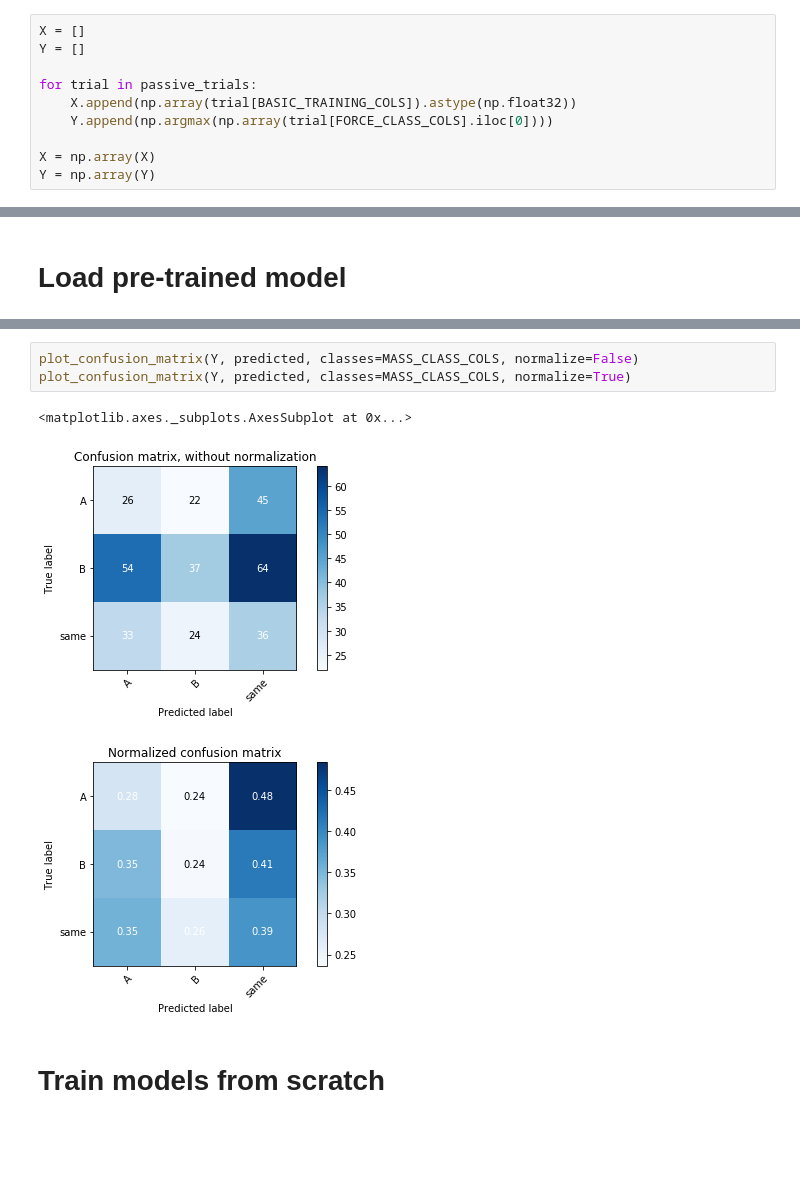
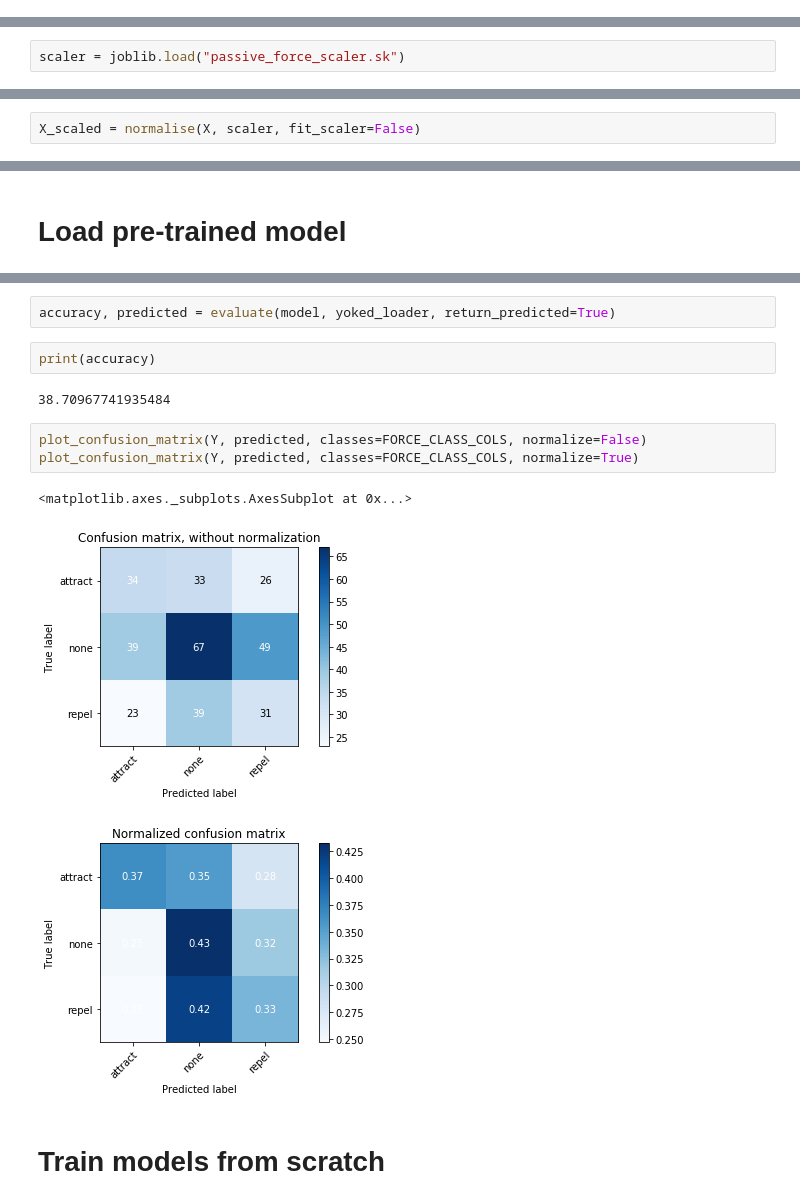
Before and after one commit to iamhectorotero/learning-physical-properties-with-rnns, a Jupyter notebook: 3. Yoked Training Loop.ipynb, the cells around one changed output, grey strips where cells are left out. Drawn from its saved outputs; the diff is of its cells as text; blank space fills up the shorter version.

Commit message:
Scaling yoked data with StandardScaler previously fitted

```diff
--- a/3. Yoked Training Loop.ipynb
+++ b/3. Yoked Training Loop.ipynb
@@ -19,10 +18,0 @@ passive_trials = read_dataset("passive_trials.h5")
-# %%
-X = []
-Y = []
-
-for trial in passive_trials:
-    X.append(np.array(trial[BASIC_TRAINING_COLS]).astype(np.float32))
-    Y.append(np.argmax(np.array(trial[FORCE_CLASS_COLS].iloc[0])))
-
-X = np.array(X)
-Y = np.array(Y)
@@ -34,3 +19,5 @@ attr_std = X_train.reshape(-1, 16).std(axis=0)
+# %%
+scaler = joblib.load("passive_force_scaler.sk")
 # %% [markdown]
 # Load yoked dataset
 # %%
@@ -52,3 +37,5 @@ X_scaled = (X - attr_means) / attr_std
+# %%
+X_scaled = normalise(X, scaler, fit_scaler=False)
 # %% [markdown]
 ### Creating tensor dataset
 # %%
@@ -92,10 +61,16 @@ tensor(29)
+# %%
+accuracy, predicted = evaluate(model, yoked_loader, return_predicted=True)
+# %%
+print(accuracy)
+# %% [output]
+38.70967741935484
 # %%
-plot_confusion_matrix(Y, predicted, classes=MASS_CLASS_COLS, normalize=False)
-plot_confusion_matrix(Y, predicted, classes=MASS_CLASS_COLS, normalize=True)
+plot_confusion_matrix(Y, predicted, classes=FORCE_CLASS_COLS, normalize=False)
+plot_confusion_matrix(Y, predicted, classes=FORCE_CLASS_COLS, normalize=True)
 # %% [output]
 <matplotlib.axes._subplots.AxesSubplot at 0x...>
-[figure, old version]
+[figure, new version]
-[figure, old version]
+[figure, new version]
 # %% [markdown]
 # Train models from scratch
 # %%
```
Also changed, not shown: parts of 10 cells of this notebook.
